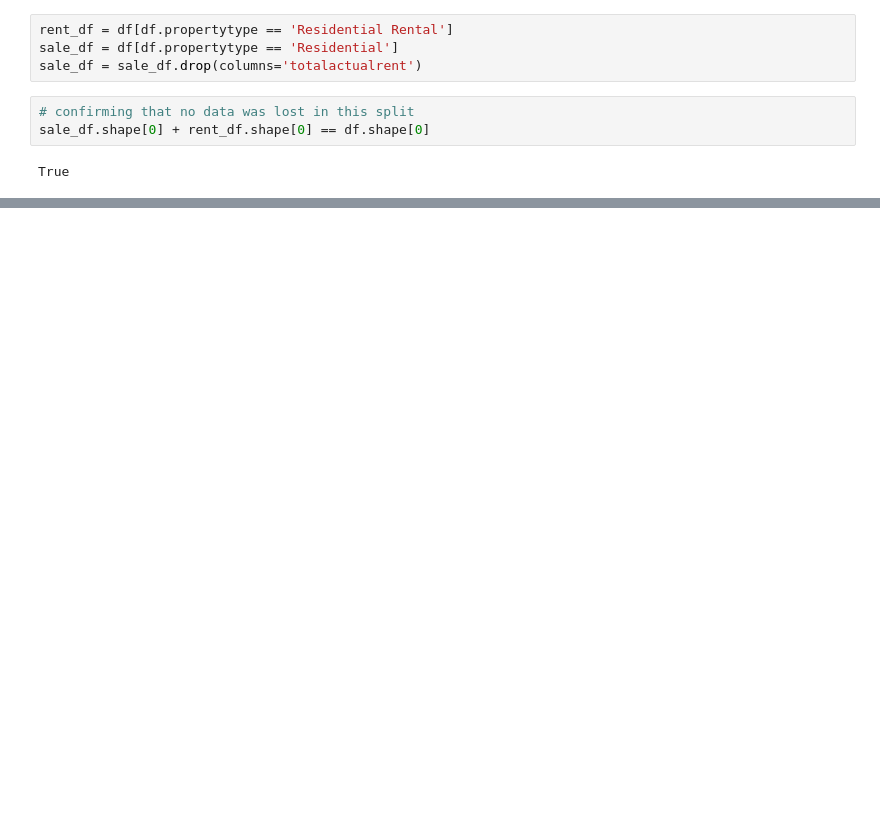
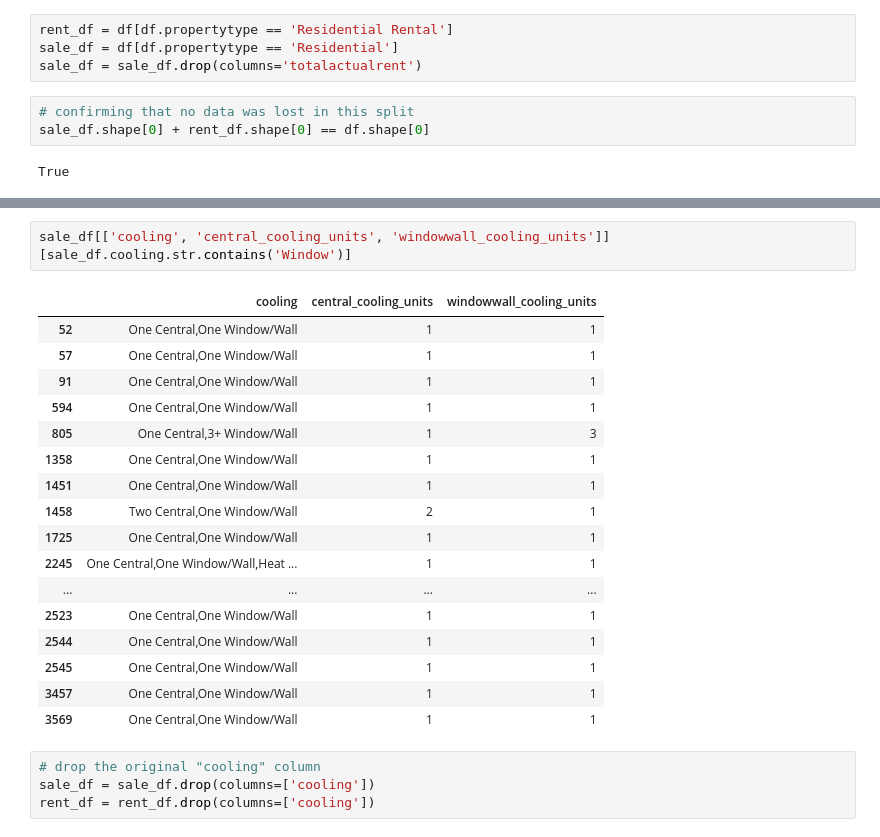
Before and after one commit to bensmith07/new_construction, a Jupyter notebook: prep_notebook.ipynb, the cells around one changed output, grey strips where cells are left out. Cells and saved outputs as stored; diff of their text form; blank space fills up the shorter version.

```diff
--- a/prep_notebook.ipynb
+++ b/prep_notebook.ipynb
@@ -373,0 +888,24 @@ df['propertysubtype'] = np.where(df.propertysubtype == 'Single Family Residence
+# %%
+sale_df[['cooling', 'central_cooling_units', 'windowwall_cooling_units']][sale_df.cooling.str.contains('Window')]
+# %% [output]
+|  | cooling | central_cooling_units | windowwall_cooling_units |
+| 52 | One Central,One Window/Wall | 1 | 1 |
+| 57 | One Central,One Window/Wall | 1 | 1 |
+| 91 | One Central,One Window/Wall | 1 | 1 |
+| 594 | One Central,One Window/Wall | 1 | 1 |
+| 805 | One Central,3+ Window/Wall | 1 | 3 |
+| 1358 | One Central,One Window/Wall | 1 | 1 |
+| 1451 | One Central,One Window/Wall | 1 | 1 |
+| 1458 | Two Central,One Window/Wall | 2 | 1 |
+| 1725 | One Central,One Window/Wall | 1 | 1 |
+| 2245 | One Central,One Window/Wall,Heat ... | 1 | 1 |
+| ... | ... | ... | ... |
+| 2523 | One Central,One Window/Wall | 1 | 1 |
+| 2544 | One Central,One Window/Wall | 1 | 1 |
+| 2545 | One Central,One Window/Wall | 1 | 1 |
+| 3457 | One Central,One Window/Wall | 1 | 1 |
+| 3569 | One Central,One Window/Wall | 1 | 1 |
+# %%
+# drop the original "cooling" column
+sale_df = sale_df.drop(columns=['cooling'])
+rent_df = rent_df.drop(columns=['cooling'])
```
Also changed, not shown: parts of 59 cells of this notebook, 1 other file.
